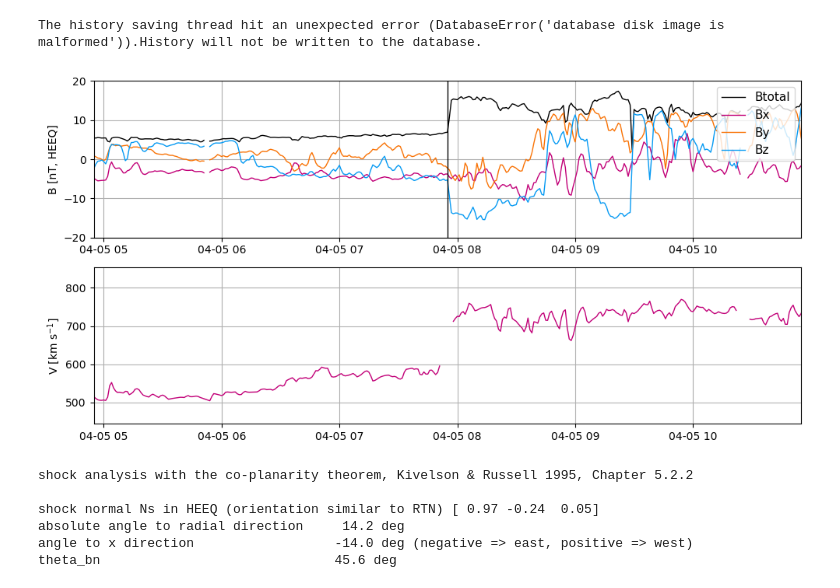
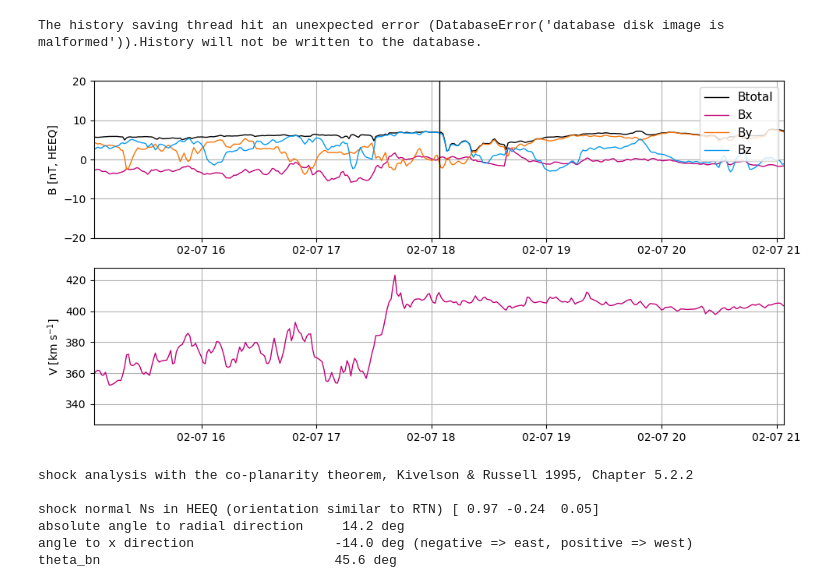
Before and after one commit to cmoestl/solar_orbiter, a Jupyter notebook: shock_analysis.ipynb, the cells around one changed output. Cells and saved outputs as stored; diff of their text form; code cells hidden in the pictures.

```diff
--- a/shock_analysis.ipynb
+++ b/shock_analysis.ipynb
@@ -18,7 +18,7 @@ filewin=data_path+'wind_2007_2018_heeq_helcats.p'
 %matplotlib inline
 
 #define shock time
-shock_time=datetime.datetime(2010,4,5,7,55,0)
+shock_time=datetime.datetime(2010,2,7,18,4,0)
 
 
 #2010-02-07 18:04
@@ -47,34 +47,34 @@ plt.figure(1,figsize=(10, 5),dpi=100)
 plt.title('Wind MFI')
 
 #define subplot grid
 ax3 = plt.subplot2grid((2, 1), (0, 0))  #
 ax4 = plt.subplot2grid((2, 1), (1, 0))  #
 
 
 ax3.plot(win.time, win.bt, "k-", lw=1,label='Btotal')
 ax3.plot(win.time, win.bx,'-r', color="xkcd:magenta",linewidth=1,label='Bx')
 ax3.plot(win.time, win.by, "g-", color="xkcd:orange", lw=1,label='By')
 ax3.plot(win.time, win.bz, "b-", color="xkcd:azure", lw=1,label='Bz')
 
 #plot vertical lines
 ax3.plot_date([shock_time,shock_time],[-500,500],'-k',linewidth=1)
 ax3.set_ylabel('B [nT, HEEQ]')
 ax3.set_xlim(mdates.date2num(shock_time)-plotint,mdates.date2num(shock_time)+plotint)
 ax3.set_ylim(-blim,blim)
 ax3.legend(loc=1,ncol=1,fontsize=11)
 ax3.xaxis.set_minor_locator(matplotlib.ticker.MultipleLocator(1/24*6))
 ax3.grid(True)
 
 ax4.plot(win.time, win.vt, color="xkcd:magenta",linewidth=1,label='Vp Wind')
 ax4.set_xlim(mdates.date2num(shock_time)-plotint,mdates.date2num(shock_time)+plotint)
 ax4.set_ylabel('V [km $\mathrm{s^{-1}}$]')
 ax4.set_xlim(mdates.date2num(shock_time)-plotint,mdates.date2num(shock_time)+plotint)
 #ax4.set_ylim(100,550)
 ax4.grid(True)
 
 plt.tight_layout()
 # %% [output]
-[figure, old version]
+[figure, new version]
 # %%
 print('shock analysis with the co-planarity theorem, Kivelson & Russell 1995, Chapter 5.2.2')
 print()
```
Also changed, not shown: 1 other file.
